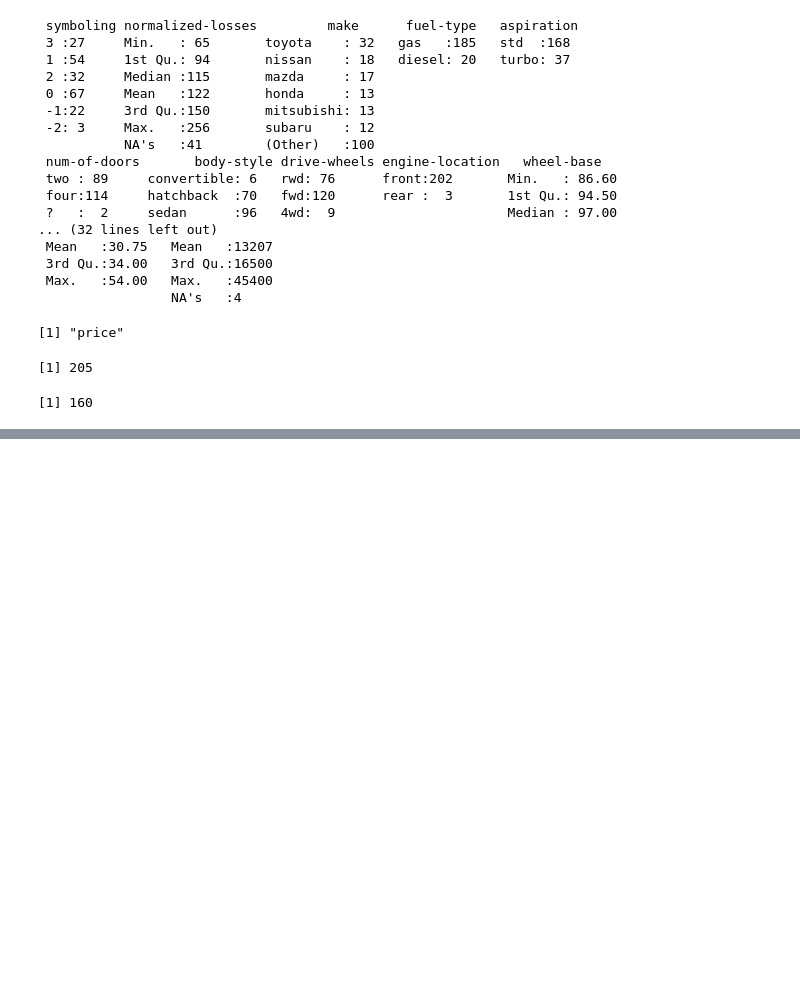
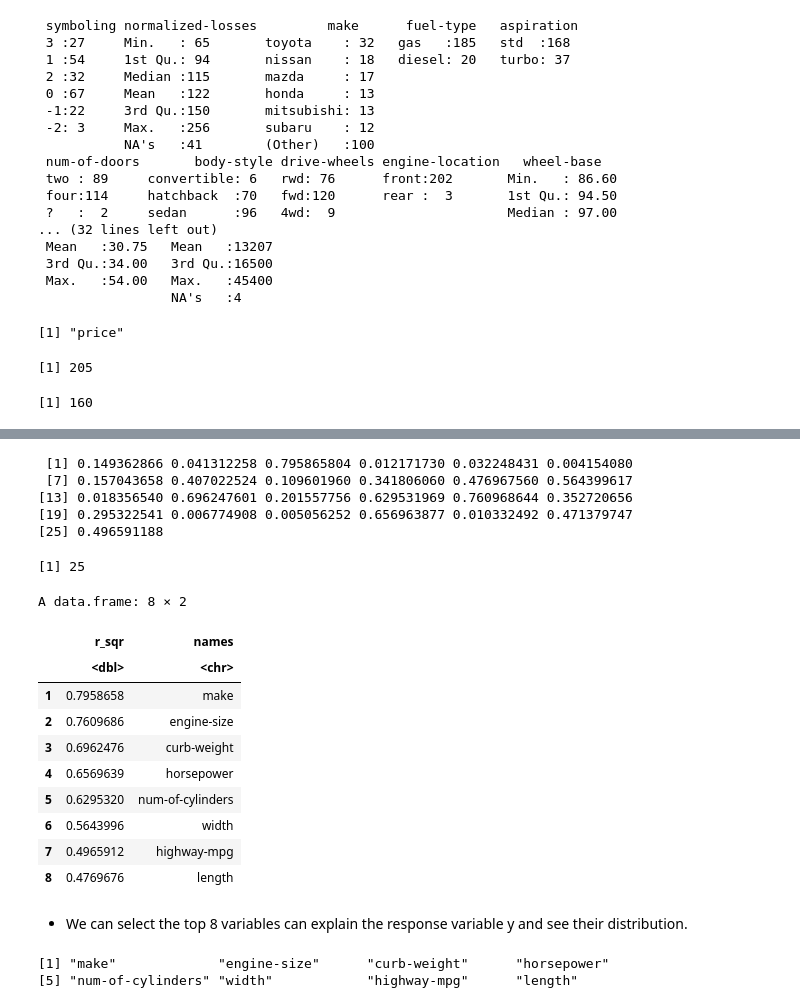
Before and after one commit to NingWang0123/stat301_group_project, a Jupyter notebook: stat301_proposal.ipynb, the cells around one changed output, grey strips where cells are left out. Cells and saved outputs as stored; diff of their text form; code cells hidden in the pictures; blank space fills up the shorter version.

```diff
--- a/stat301_proposal.ipynb
+++ b/stat301_proposal.ipynb
@@ -77,29 +89,3 @@ nrow(na.omit(df_1))
 [1] "price"
 [1] 205
 [1] 160
-# %%
-options(repr.plot.height = 10, repr.plot.width = 10)
-for (x in 1:25){
-    if (typeof(unlist(df_1[,x]))=="double"){
-         print(df_1 %>%
-         ggplot() +
-         geom_histogram(aes(x = unlist(df_1[,x])))+
-              xlab(colnames(df_1[,x])))
-
-         print(df_1 %>%
-         ggplot() +
-         geom_point(aes(x = unlist(df_1[,x]),y=unlist(df_1[,26])))+
-              xlab(colnames(df_1[,x]))+
-              ylab("Car price"))
-
-    }
-
-    else{
-        print(df_1 %>%
-            ggplot(aes(x=unlist(df_1[,x]))) +
-            geom_bar(stat="count",bins=50)+
-            xlab(colnames(df_1[,x])))
-
-    }
-
-}
@@ -131,0 +92,42 @@ Warning message:
+# %%
+r_sqr<-c()
+for (x in 1:25){
+    r_sqr<-c(r_sqr,summary(lm(unlist(df_1[,26])~unlist(df_1[,x])))$r.squared)
+
+}
+r_sqr
+# %% [output]
+ [1] 0.149362866 0.041312258 0.795865804 0.012171730 0.032248431 0.004154080
+ [7] 0.157043658 0.407022524 0.109601960 0.341806060 0.476967560 0.564399617
+[13] 0.018356540 0.696247601 0.201557756 0.629531969 0.760968644 0.352720656
+[19] 0.295322541 0.006774908 0.005056252 0.656963877 0.010332492 0.471379747
+[25] 0.496591188
+# %%
+names<-colnames(df_1[,-26])
+length(names)
+df_sqr<-cbind(r_sqr,names)%>%as.data.frame()
+df_sqr$r_sqr<-as.numeric(df_sqr$r_sqr)
+# %% [output]
+[1] 25
+# %%
+head(df_sqr%>%arrange(desc(df_sqr$r_sqr)),8)
+# %% [output]
+A data.frame: 8 × 2
+|  | r_sqr | names |
+|  | <dbl> | <chr> |
+| 1 | 0.7958658 | make |
+| 2 | 0.7609686 | engine-size |
+| 3 | 0.6962476 | curb-weight |
+| 4 | 0.6569639 | horsepower |
+| 5 | 0.6295320 | num-of-cylinders |
+| 6 | 0.5643996 | width |
+| 7 | 0.4965912 | highway-mpg |
+| 8 | 0.4769676 | length |
+# %% [markdown]
+- We can select the top 8 variables can explain the response variable y and see their distribution.
+# %%
+nms<-head(df_sqr%>%arrange(desc(df_sqr$r_sqr)),8)%>%select(names)%>%pull()
+nms
+# %% [output]
+[1] "make"             "engine-size"      "curb-weight"      "horsepower"
+[5] "num-of-cylinders" "width"            "highway-mpg"      "length"
```
Also changed, not shown: parts of 4 cells of this notebook, 1 other file.
